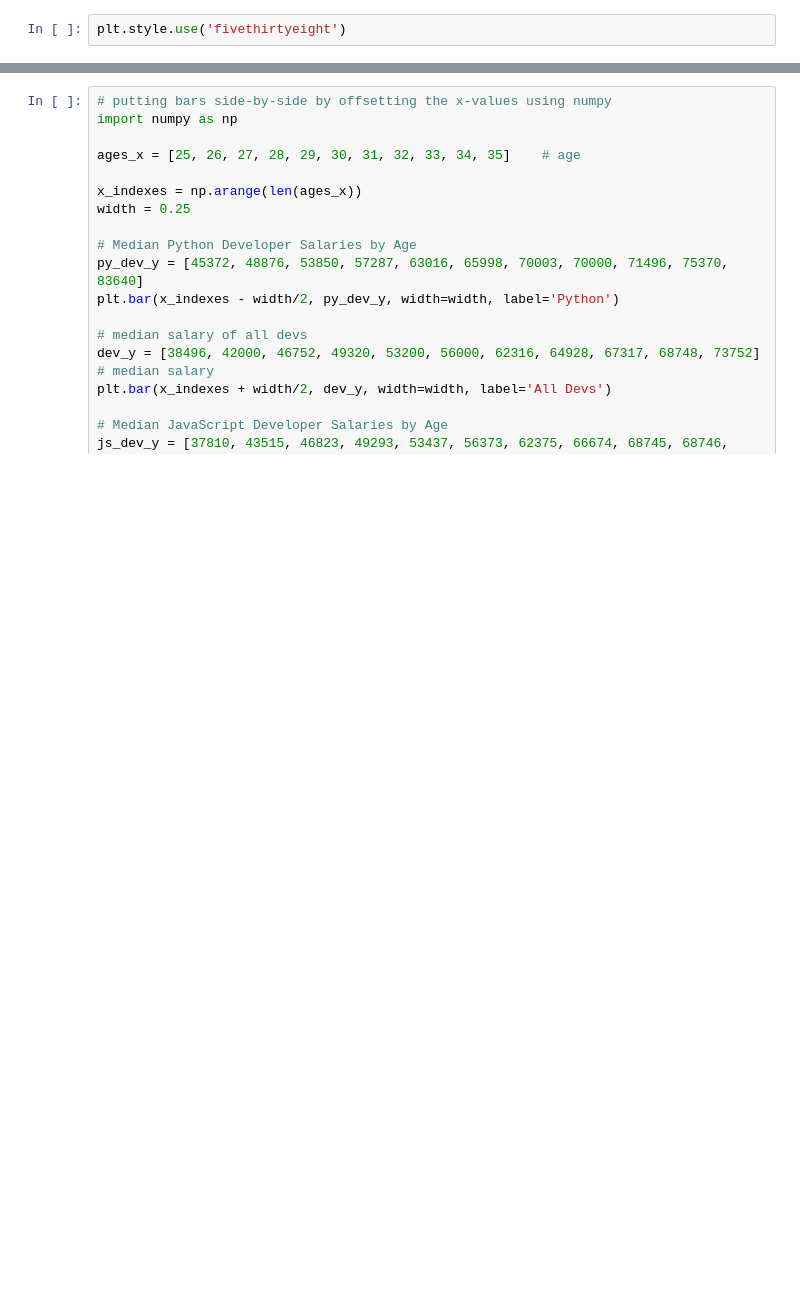
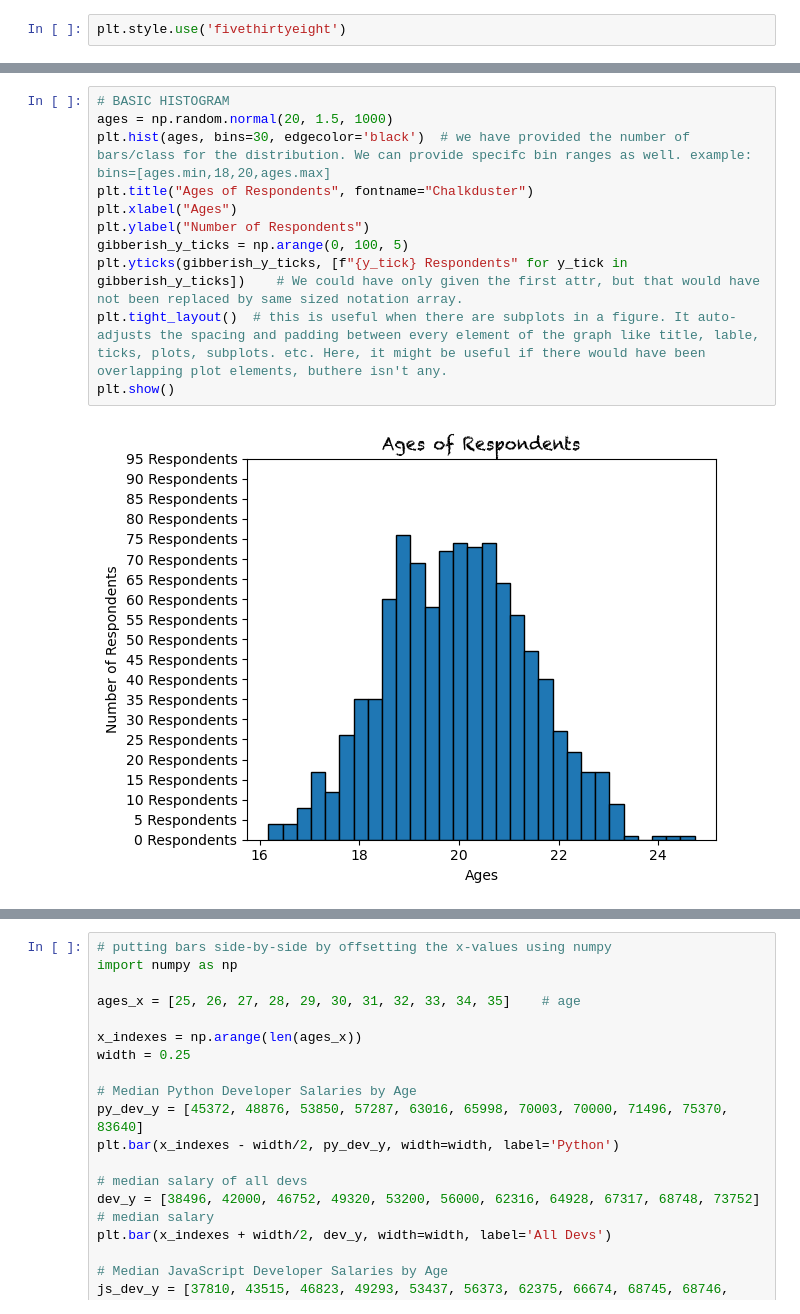
Before and after one commit to SharanJaiswal/py, a Jupyter notebook: DSc/02_matplot.ipynb, the cells around one changed output, grey strips where cells are left out. Cells and saved outputs as stored; diff of their text form; blank space fills up the shorter version.

```diff
--- a/DSc/02_matplot.ipynb
+++ b/DSc/02_matplot.ipynb
@@ -61,0 +72,13 @@ plt.show()
+# %%
+# BASIC HISTOGRAM
+ages = np.random.normal(20, 1.5, 1000)
+plt.hist(ages, bins=30, edgecolor='black')  # we have provided the number of bars/class for the distribution. We can provide specifc bin ranges as well. example: bins=[ages.min,18,20,ages.max]
+plt.title("Ages of Respondents", fontname="Chalkduster")
+plt.xlabel("Ages")
+plt.ylabel("Number of Respondents")
+gibberish_y_ticks = np.arange(0, 100, 5)
+plt.yticks(gibberish_y_ticks, [f"{y_tick} Respondents" for y_tick in gibberish_y_ticks])    # We could have only given the first attr, but that would have not been replaced by same sized notation array.
+plt.tight_layout()  # this is useful when there are subplots in a figure. It auto-adjusts the spacing and padding between every element of the graph like title, lable, ticks, plots, subplots. etc. Here, it might be useful if there would have been overlapping plot elements, buthere isn't any.
+plt.show()
+# %% [output]
+[figure, added]
```
Also changed, not shown: parts of 16 cells of this notebook, 5 other files.
